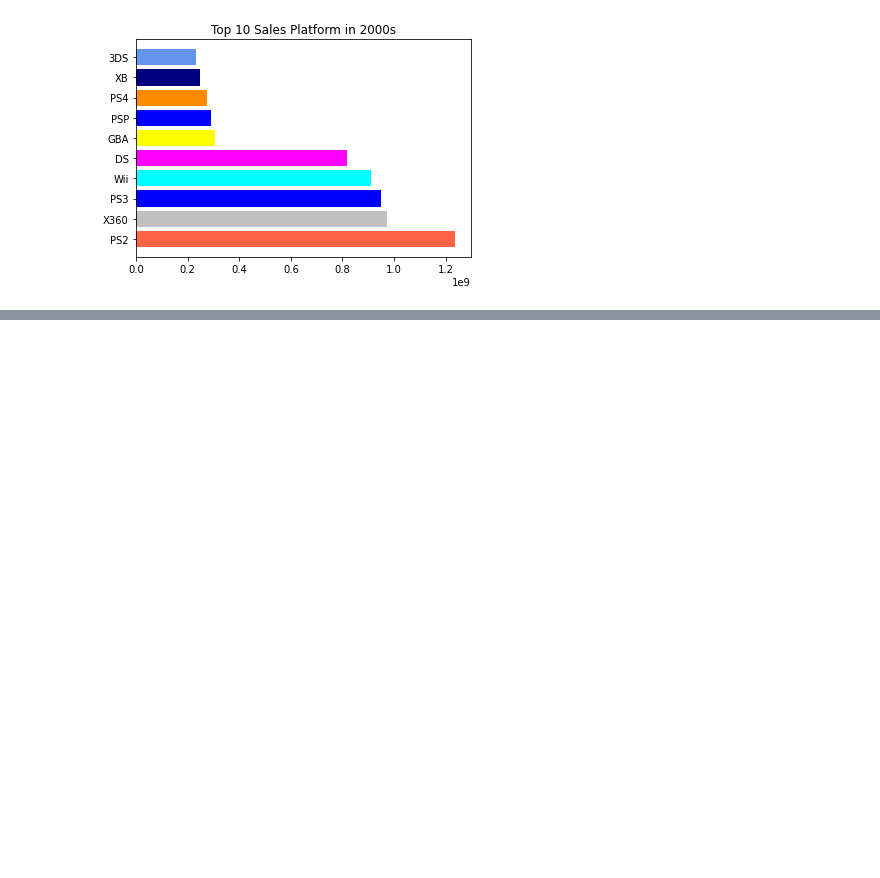
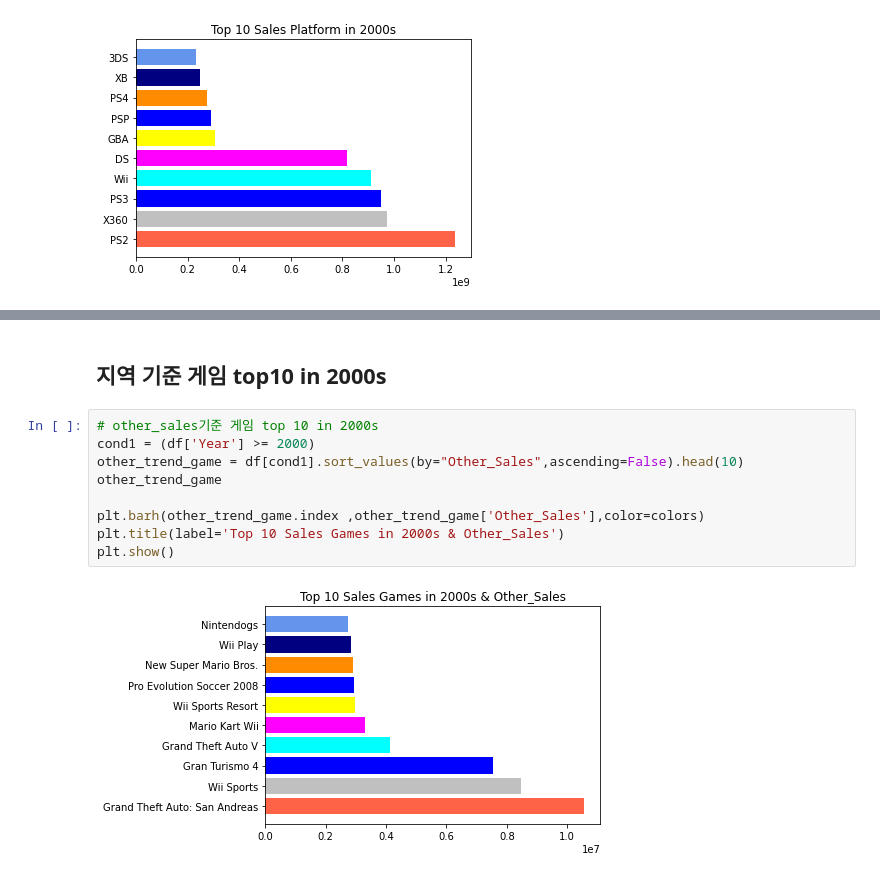
Before and after one commit to shinhyunji36/Codestates_AIB_Projects, a Jupyter notebook: AI_03_신현지_Section1.ipynb, the cells around one changed output, grey strips where cells are left out. Saved outputs shown, nothing was run; the diff lists cells and outputs as text; blank space fills up the shorter version.

```diff
--- a/AI_03_신현지_Section1.ipynb
+++ b/AI_03_신현지_Section1.ipynb
@@ -553,0 +568,13 @@ plt.show()
+# %% [markdown]
+## **지역 기준 게임 top10 in 2000s**
+# %%
+# other_sales기준 게임 top 10 in 2000s
+cond1 = (df['Year'] >= 2000)
+other_trend_game = df[cond1].sort_values(by="Other_Sales",ascending=False).head(10)
+other_trend_game
+
+plt.barh(other_trend_game.index ,other_trend_game['Other_Sales'],color=colors)
+plt.title(label='Top 10 Sales Games in 2000s & Other_Sales')
+plt.show()
+# %% [output]
+[figure, added]
```
Also changed, not shown: parts of 8 cells of this notebook.
